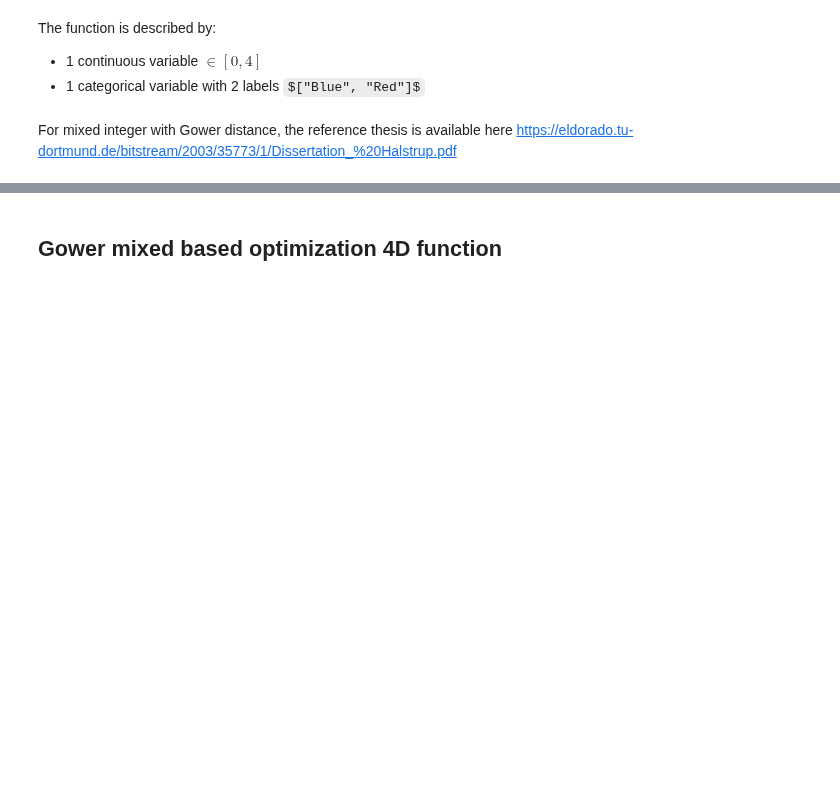
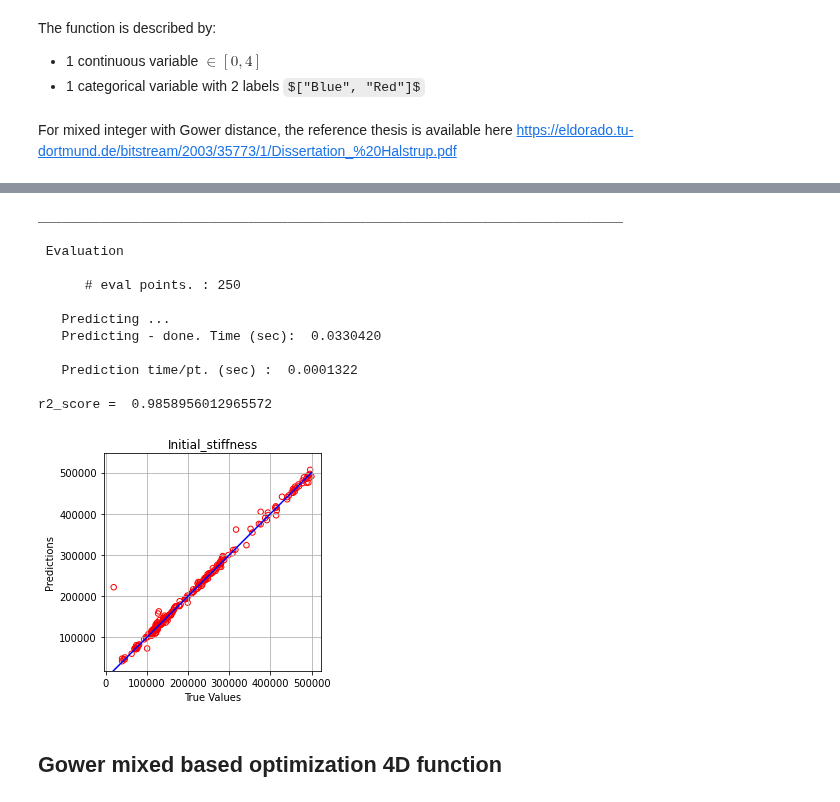
Before and after one commit to SMTorg/smt, a Jupyter notebook: tutorial/SMT_MixedInteger_application.ipynb, the cells around one changed output, grey strips where cells are left out. Cells and saved outputs as stored; diff of their text form; code cells hidden in the pictures; some formulas as TeX source; blank space fills up the shorter version.

Commit message:
Adding a tutorial for a mixed surrogate model in a hybrid composites problem (#357)
* Add files via upload

```diff
--- a/tutorial/SMT_MixedInteger_application.ipynb
+++ b/tutorial/SMT_MixedInteger_application.ipynb
@@ -532,0 +609,3 @@ ___________________________________________________________________________
+# %%
+df = df.dropna()
+df.head()
@@ -533,3 +619,55 @@ ___________________________________________________________________________
+# %%
+data = df.sample(n=1000,random_state = 10)
+data.Carbon_fibre = pd.Categorical(data.Carbon_fibre)
+data['Carbon_fibre'] = data.Carbon_fibre.cat.codes
+data.Glass_fibre = pd.Categorical(data.Glass_fibre)
+data['Glass_fibre'] = data.Glass_fibre.cat.codes
+Xd = data.drop(['SmAvg','G','GiicmAvg','Initial_stiffness','Ultimate_strain','Pseudo_ductile_strain','Ultimate_strength',
+             'Yield_strength'],axis = 1)
+
+yd = data.Initial_stiffness
+
+X_train, X_test, y_train, y_test = train_test_split(Xd, yd, test_size = 0.25, random_state = 42)
+X = np.asarray(X_train)
+y = np.asarray(y_train).astype(float)
+xtypes=[(ENUM, 16),(ENUM, 15),FLOAT,FLOAT]
+xlimits =  [['XN-90', 'P120J', 'T1000GB', 'C124', 'T800H', 'M60JB', 'C320',
+       'M40B', 'P75S', 'K13D', 'T300', 'XN-05', 'FliteStrand_S_ZT',
+       'HTA5131', 'GF', 'C100'],['GF', 'XN-05', 'FliteStrand_S_ZT', 'C124', 'T300', 'T800H', 'C320',
+       'P75S', 'C100', 'XN-90', 'HTA5131', 'T1000GB', 'P120J', 'M40B',
+       'M60JB'],[501.5425023,11999.96175],[2.849e-05,1.0]]
+# %%
+sm = MixedIntegerSurrogateModel(categorical_kernel = GOWER, xtypes=xtypes, xlimits=xlimits, surrogate=KRG(theta0=[1e-2]))
+sm.set_training_values(X, y)
+sm.train()
+# %%
+y_pred2 =sm.predict_values(np.asarray(X_test))
+y_pred2[y_pred2<0]=0
+
+print("r2_score = ", r2_score(y_test, y_pred2))
+
+plt.scatter(y_test, y_pred2, s=30, facecolors='none', edgecolors='r')
+plt.xlabel('True Values')
+plt.ylabel('Predictions')
+plt.title('Initial_stiffness')
+plt.axis('equal')
+plt.axis('square')
+plt.grid()
+_ = plt.plot([-500000, 500000], [-500000, 500000],'b')
+# %% [output]
+___________________________________________________________________________
+
+ Evaluation
+
+      # eval points. : 250
+
+   Predicting ...
+   Predicting - done. Time (sec):  0.0330420
+
+   Prediction time/pt. (sec) :  0.0001322
+
+r2_score =  0.9858956012965572
+[figure, added]
 # %% [markdown]
 ## Gower mixed based optimization 4D function
 # %%
```
Also changed, not shown: parts of 14 cells of this notebook, 1 other file.
